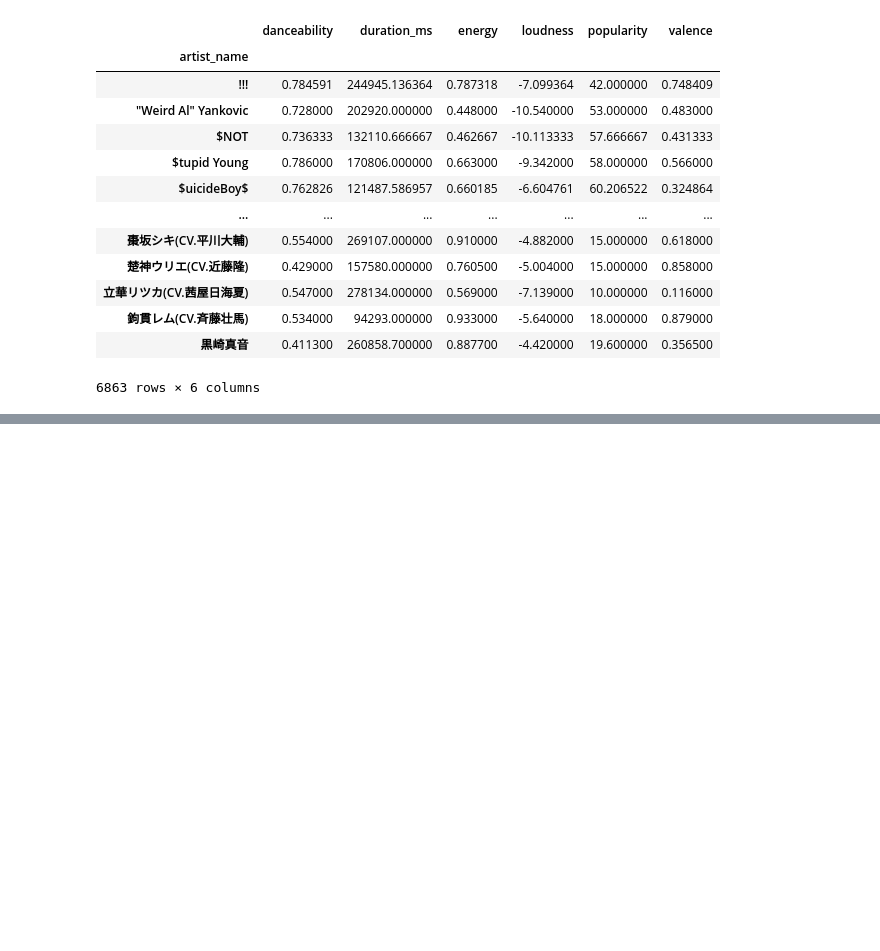
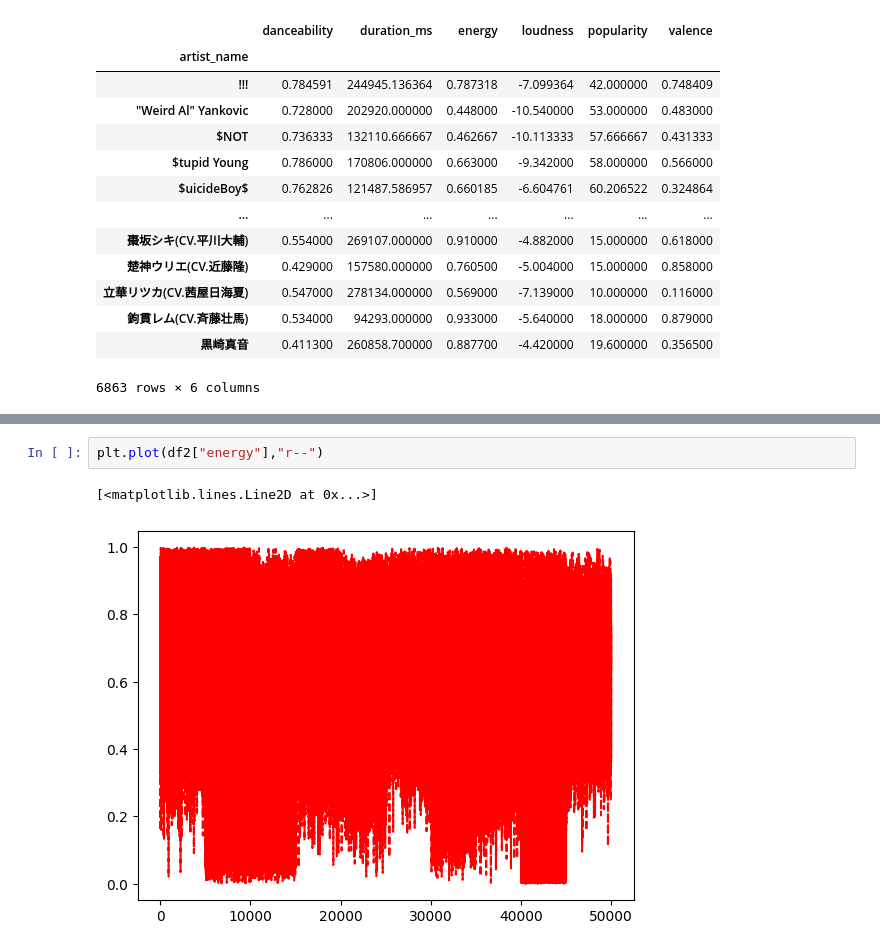
Before and after one commit to Harman16-jpg/datasetml, a Jupyter notebook: Untitled0.ipynb, the cells around one changed output, grey strips where cells are left out. Saved outputs shown, nothing was run; the diff lists cells and outputs as text; blank space fills up the shorter version.

```diff
--- a/Untitled0.ipynb
+++ b/Untitled0.ipynb
@@ -1551,0 +1618,5 @@ AttributeError: ignored
+# %%
+plt.plot(df2["energy"],"r--")
+# %% [output]
+[<matplotlib.lines.Line2D at 0x...>]
+[figure, added]
```
Also changed, not shown: parts of 17 cells of this notebook.
